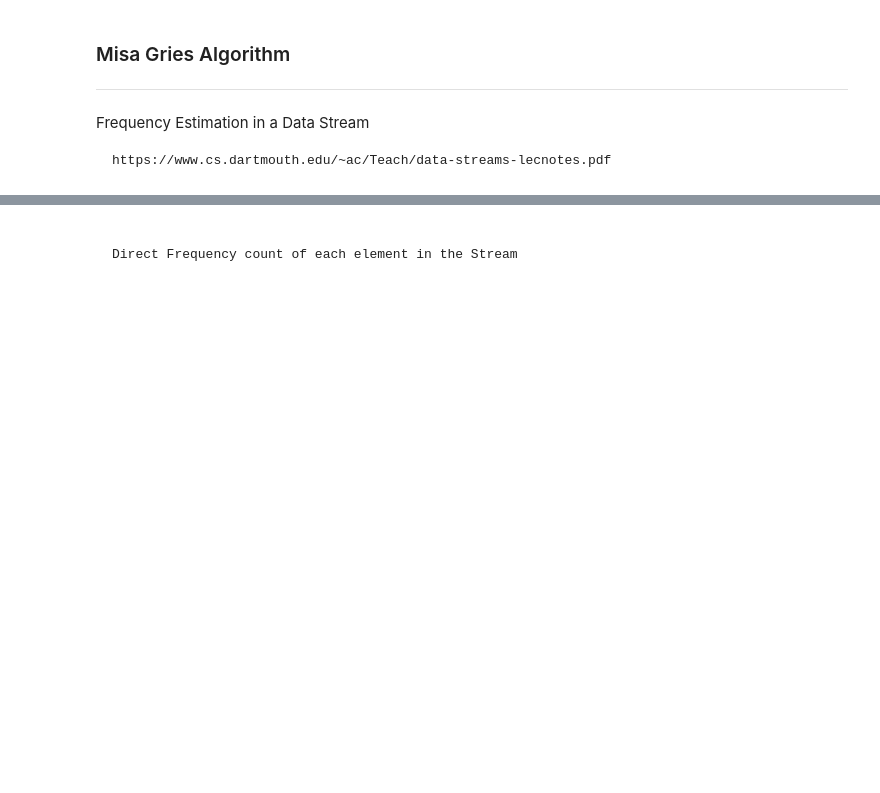
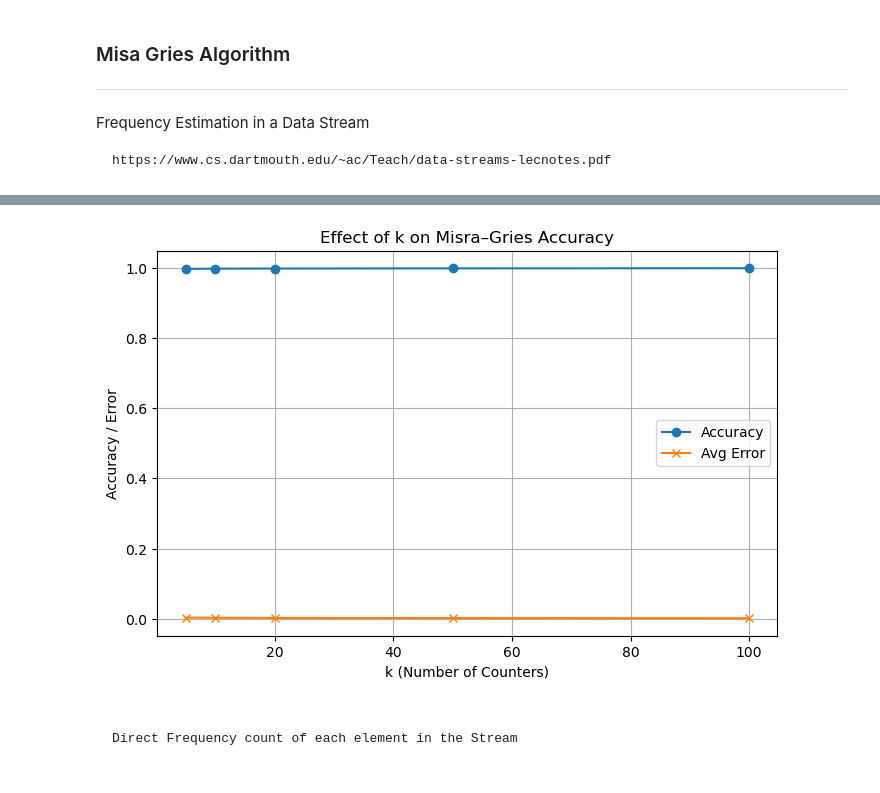
Before and after one commit to ArhanJain707/DataScience-Assignment-1, a Jupyter notebook: main.ipynb, the cells around one changed output, grey strips where cells are left out. Cells and saved outputs as stored; diff of their text form; code cells hidden in the pictures; blank space fills up the shorter version.

````diff
--- a/main.ipynb
+++ b/main.ipynb
@@ -247,20 +338,69 @@ class DataStream:
     def freqElereturn(self):
         return self.freq_map
 # %%
-if __name__== "__main__":
-    # patch the method
-    dataStream = DataStream(thresh=4000)
-    retailDf = pd.read_csv('online-retail.csv')
-    stockCodes = retailDf['StockCode']
+from typing import Counter
 
-    # Calculate actual frequency of '22913' for debugging
-    actual_freq = stockCodes.value_counts().get('22913', 0)
-    print(f"Actual frequency of '22913' in dataset: {actual_freq}")
 
-    for code in stockCodes:
-        dataStream.addElement(code)
+data = pd.read_csv("online-retail.csv")
 
-    queryCode = '22913'
-    result = dataStream.queryEle(queryCode)
-    print(f"Approximate frequency of '{queryCode}' from Misra-Gries: {result}")
+# Clean and prepare
+data = data.dropna(subset=['StockCode'])
+stream = data['StockCode'].astype(str).tolist()
+
+# Function to run Misra–Gries for a given k
+def run_misra_gries(stream, k):
+    ds = DataStream(k)
+    for item in stream:
+        ds.addElement(item)
+    return ds.freqElereturn()
+
+# 2️⃣ Compute actual frequencies
+actual_counts = Counter(stream)
+total_items = len(stream)
+
+# Function to compute accuracy metrics
+def compare_results(approx_freqs, k):
+    # Get top-k actual items
+    topk_actual = dict(actual_counts.most_common(k))
+
+    # Error = |approx_count - actual_count| / total_count
+    errors = {}
+    for item, true_count in topk_actual.items():
+        approx_count = approx_freqs.get(item, 0)
+        errors[item] = abs(true_count - approx_count) / total_items
+
+    avg_error = sum(errors.values()) / len(errors) if errors else 0
+    accuracy = 1 - avg_error
+    return topk_actual, errors, accuracy
+
+# 3️⃣ Experiment with different k values
+k_values = [5, 10, 20, 50, 100]
+accuracies = []
+avg_errors = []
+
+for k in k_values:
+    print(f"\nRunning Misra–Gries with k={k}")
+    approx_freqs = run_misra_gries(stream, k)
+    topk_actual, errors, accuracy = compare_results(approx_freqs, k)
+
+    print(f"Top-{k} Actual Frequent Items:")
+    print(topk_actual)
+    print(f"Approx Frequent Items (Misra–Gries):")
+    print(approx_freqs)
+    print(f"Average Relative Error: {sum(errors.values())/len(errors):.5f}")
+    print(f"Accuracy: {accuracy*100:.2f}%")
+
+    accuracies.append(accuracy)
+    avg_errors.append(sum(errors.values()) / len(errors))
+
+# 4️⃣ Plot how increasing k affects accuracy
+plt.figure(figsize=(8,5))
+plt.plot(k_values, accuracies, marker='o', label='Accuracy')
+plt.plot(k_values, avg_errors, marker='x', label='Avg Error')
+plt.title("Effect of k on Misra–Gries Accuracy")
+plt.xlabel("k (Number of Counters)")
+plt.ylabel("Accuracy / Error")
+plt.legend()
+plt.grid(True)
+plt.show()
 # %% [output]
@@ -269,3 +424,4 @@ Approximate frequency of '22913' from Misra-Gries: 113
+[figure, added]
 # %% [markdown]
 ```
 
````
Also changed, not shown: parts of 4 cells of this notebook.
